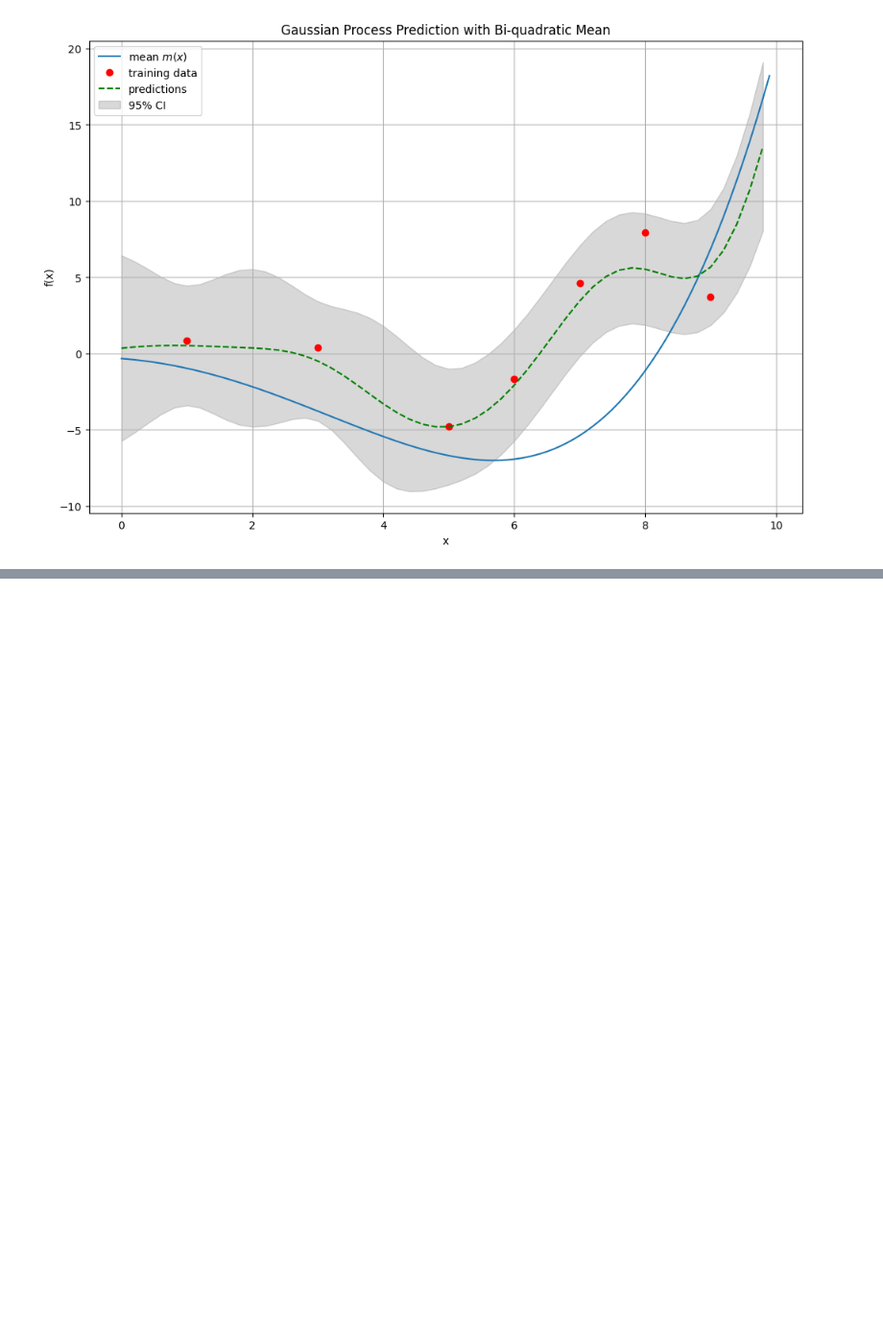
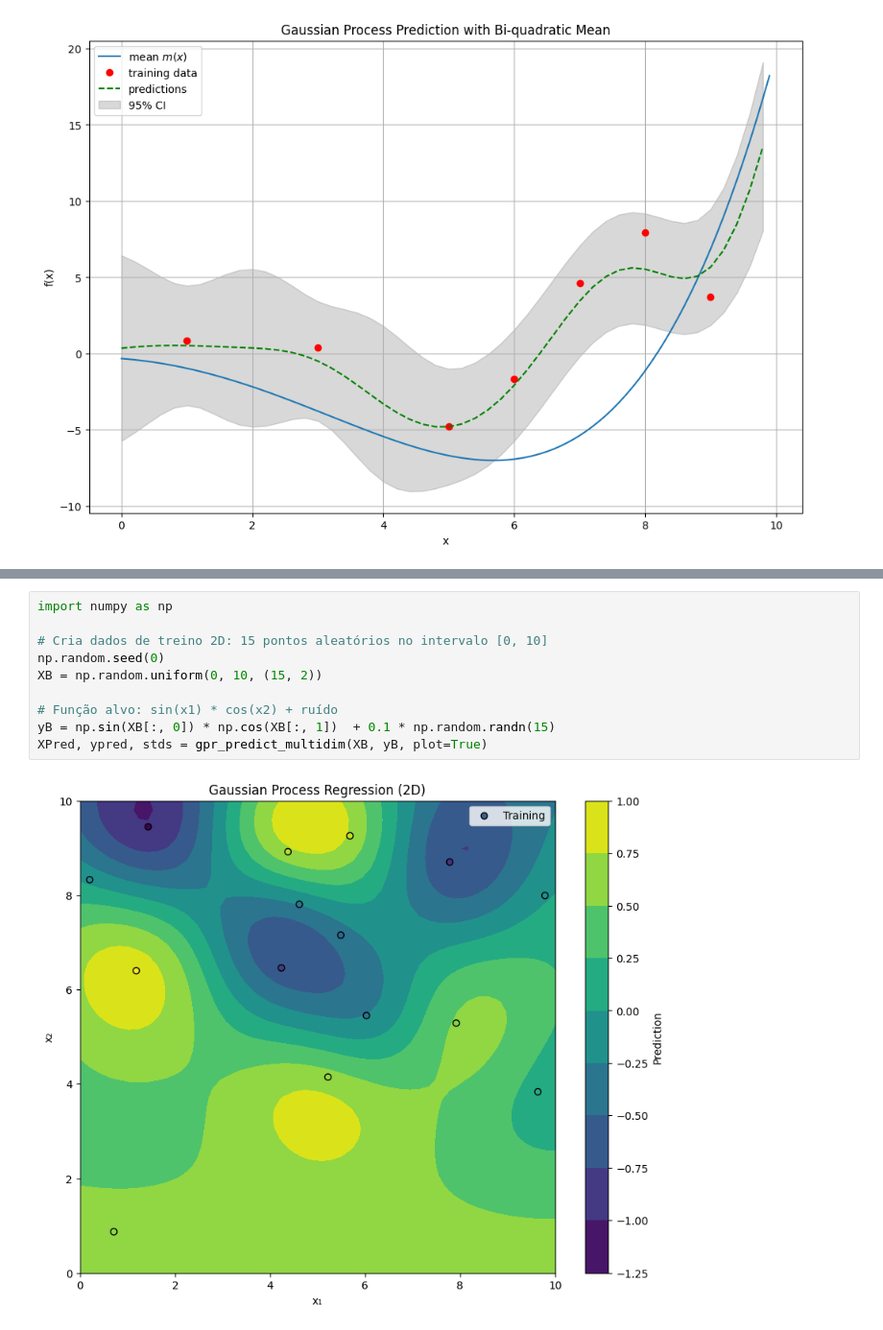
Before and after one commit to Pesquisa-UFCAT/parepy, a Jupyter notebook: local_examples/gaussian_process.ipynb, the cells around one changed output, grey strips where cells are left out. Shown at 96% size. Cells and saved outputs as stored; diff of their text form; blank space fills up the shorter version.

Commit message:
feat: add gpr predict multidimension

```diff
--- a/local_examples/gaussian_process.ipynb
+++ b/local_examples/gaussian_process.ipynb
@@ -80,0 +192,12 @@ xPred, yPred, stds = gpr_predict(xB, yB)
+# %%
+import numpy as np
+
+# Cria dados de treino 2D: 15 pontos aleatórios no intervalo [0, 10]
+np.random.seed(0)
+XB = np.random.uniform(0, 10, (15, 2))
+
+# Função alvo: sin(x1) * cos(x2) + ruído
+yB = np.sin(XB[:, 0]) * np.cos(XB[:, 1])  + 0.1 * np.random.randn(15)
+XPred, ypred, stds = gpr_predict_multidim(XB, yB, plot=True)
+# %% [output]
+[figure, added]
```
Also changed, not shown: parts of 1 cell of this notebook.
